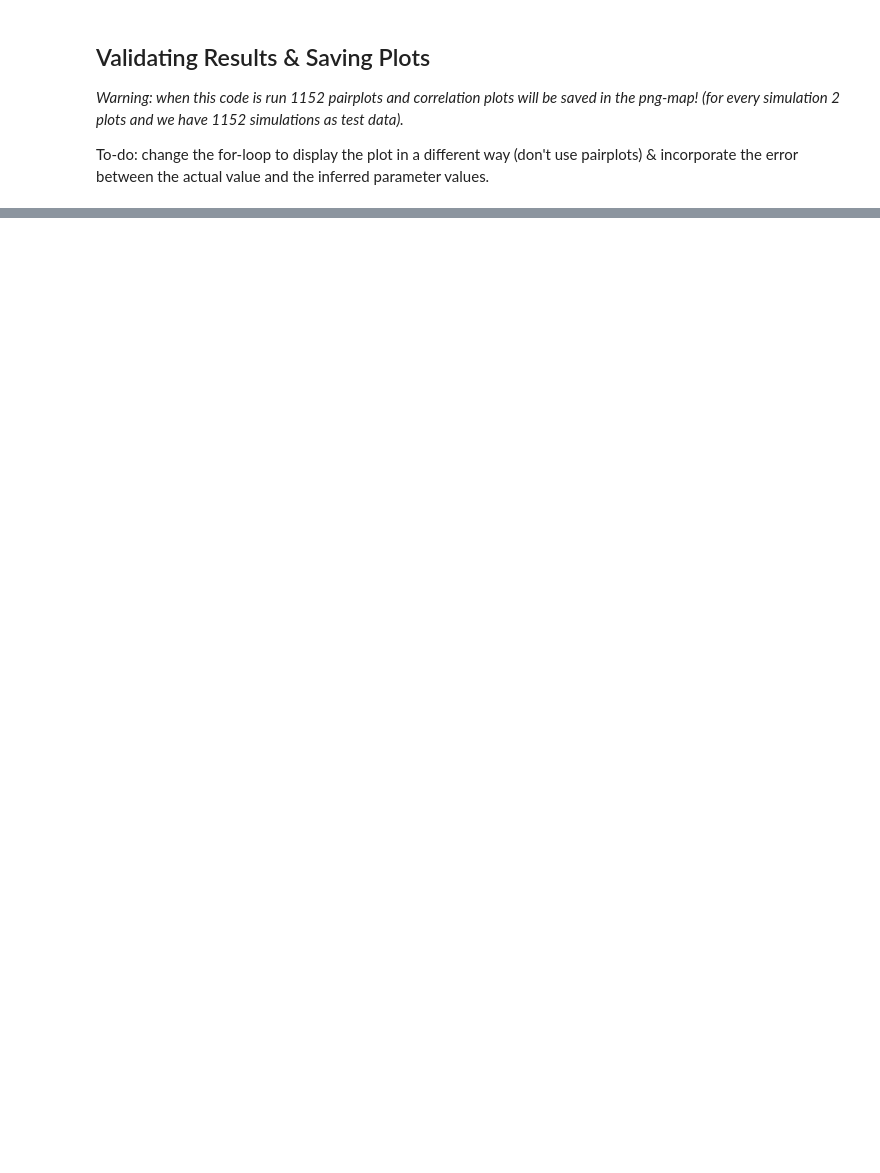
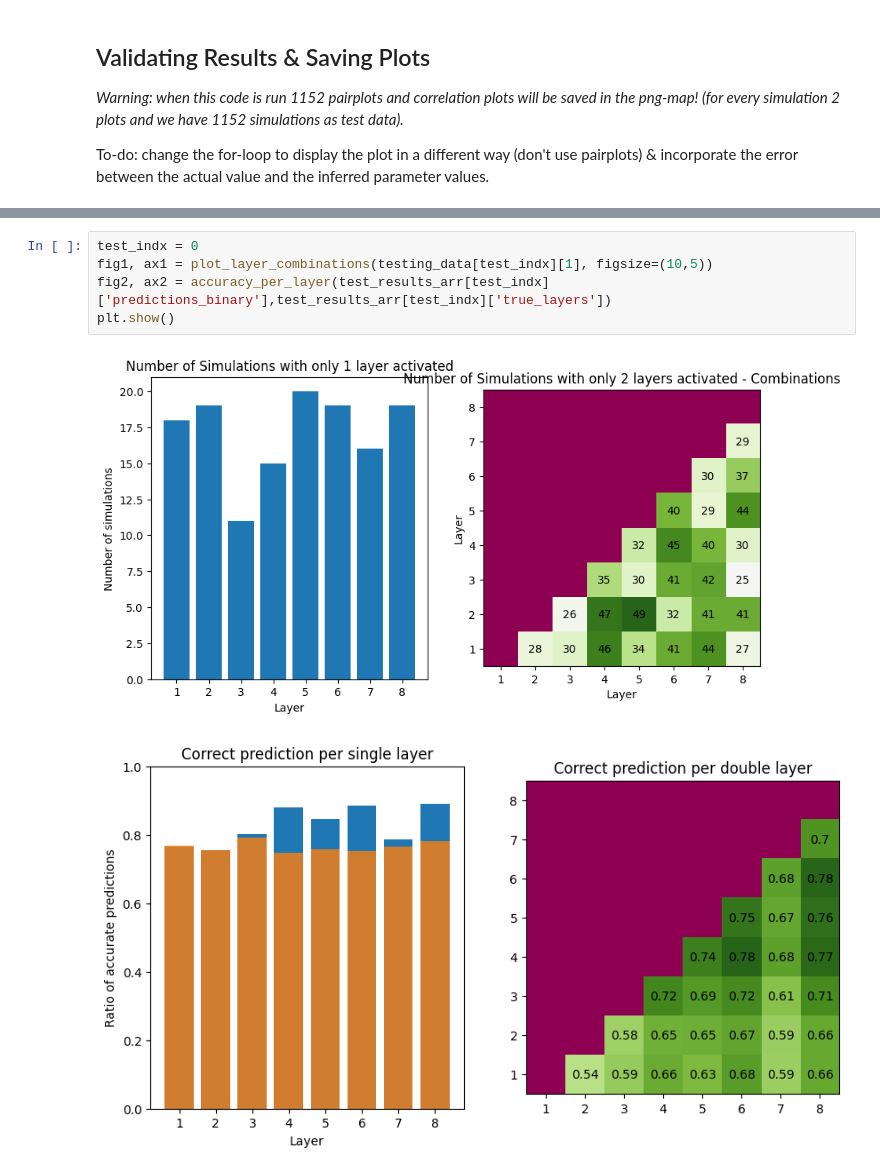
Before and after one commit to damourChris/MSB1013_ComputationalNeuroscience, a Jupyter notebook: SBI/main_test.ipynb, the cells around one changed output, grey strips where cells are left out. Cells and saved outputs as stored; diff of their text form; blank space fills up the shorter version.

Commit message:
Revert '[SBI] Added methods to compute and plot average accuracy accross models'
This reverts commit 55e52bdb2d0265408189dbc6aaff0cde1dba2323

```diff
--- a/SBI/main_test.ipynb
+++ b/SBI/main_test.ipynb
@@ -321,0 +238,8 @@ KeyboardInterrupt:
+# %%
+test_indx = 0
+fig1, ax1 = plot_layer_combinations(testing_data[test_indx][1], figsize=(10,5))
+fig2, ax2 = accuracy_per_layer(test_results_arr[test_indx]['predictions_binary'],test_results_arr[test_indx]['true_layers'])
+plt.show()
+# %% [output]
+[figure, added]
+[figure, added]
```
Also changed, not shown: parts of 10 cells of this notebook, 1 other file.
